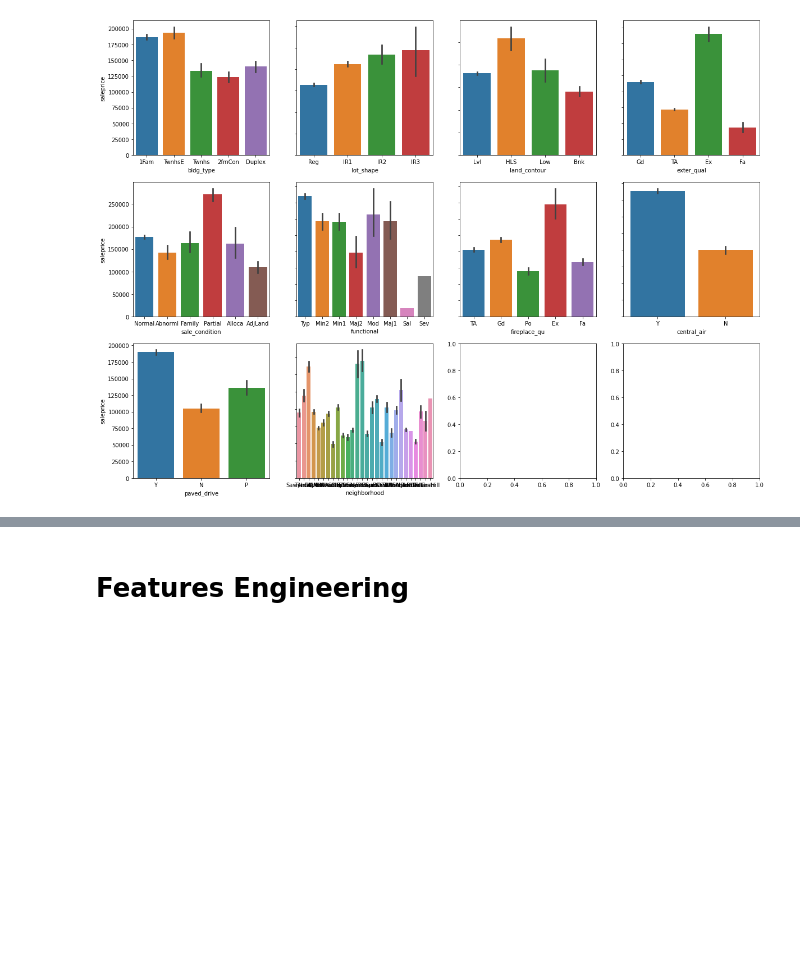
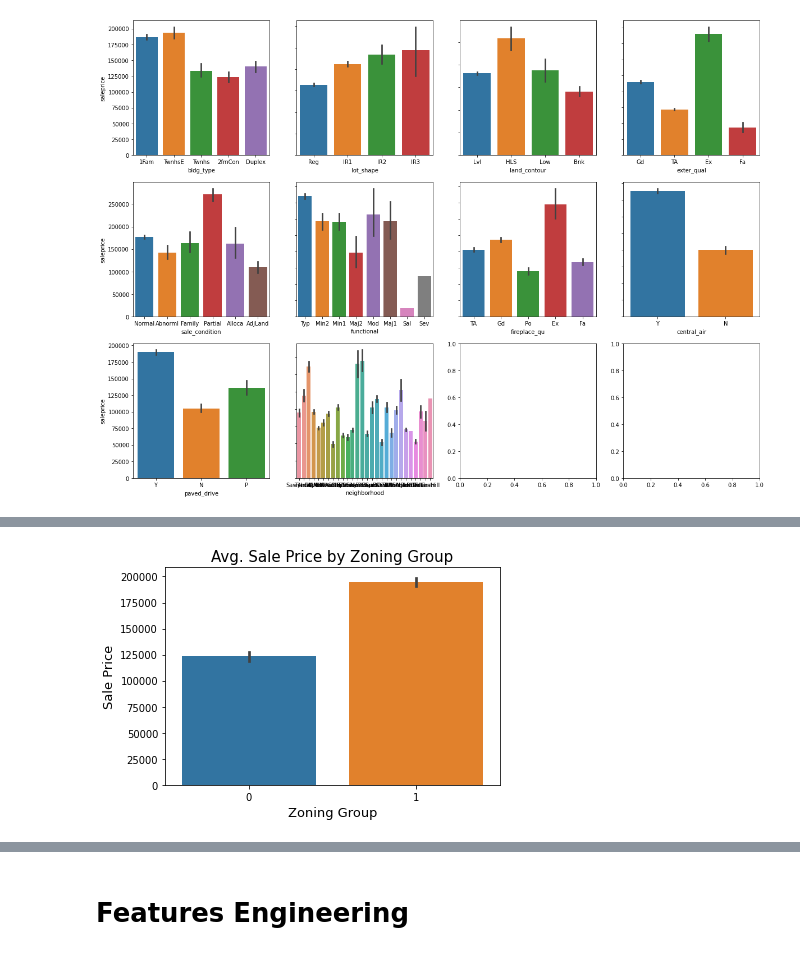
Before and after one commit to Chalermchon1993/DSI_Project_2_Regression_Ames_House_Price_Prediction, a Jupyter notebook: sample_code.ipynb, the cells around one changed output, grey strips where cells are left out. Saved outputs shown, nothing was run; the diff lists cells and outputs as text; code cells hidden in the pictures; blank space fills up the shorter version.

```diff
--- a/sample_code.ipynb
+++ b/sample_code.ipynb
@@ -410,0 +427,14 @@ category_chart(train, dummy_normal, 'saleprice')
+# %%
+# Group data by sale price
+ms_zoning_group = ['RL', 'FV']
+x = train['ms_zoning'].apply(lambda x : 1 if x in ms_zoning_group else 0)
+y = train['saleprice']
+
+# Plot
+sns.barplot(x = x,
+            y = y)
+plt.xlabel('Zoning Group', fontsize=13)
+plt.ylabel('Sale Price', fontsize=13)
+plt.title('Avg. Sale Price by Zoning Group', fontsize=15);
+# %% [output]
+[figure, added]
```
Also changed, not shown: parts of 54 cells of this notebook.
